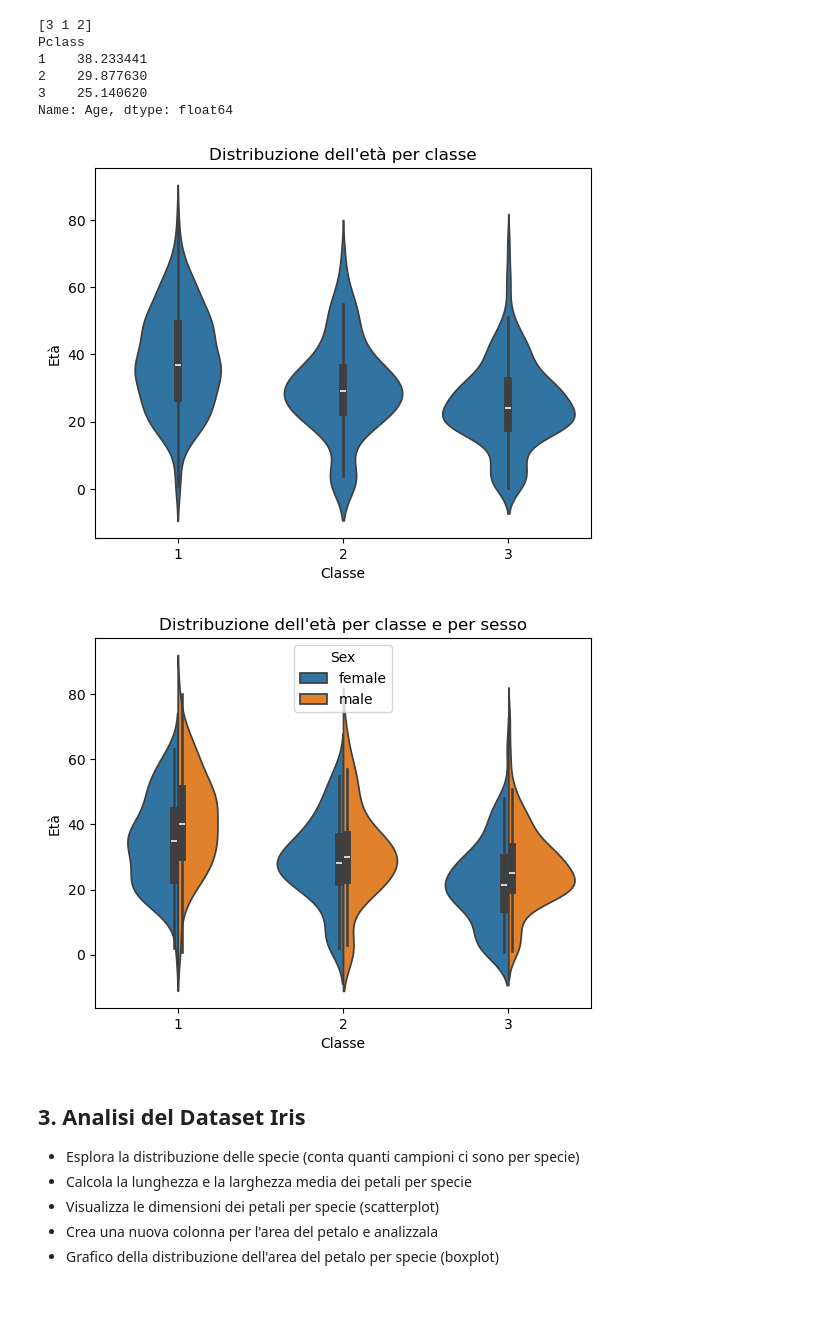
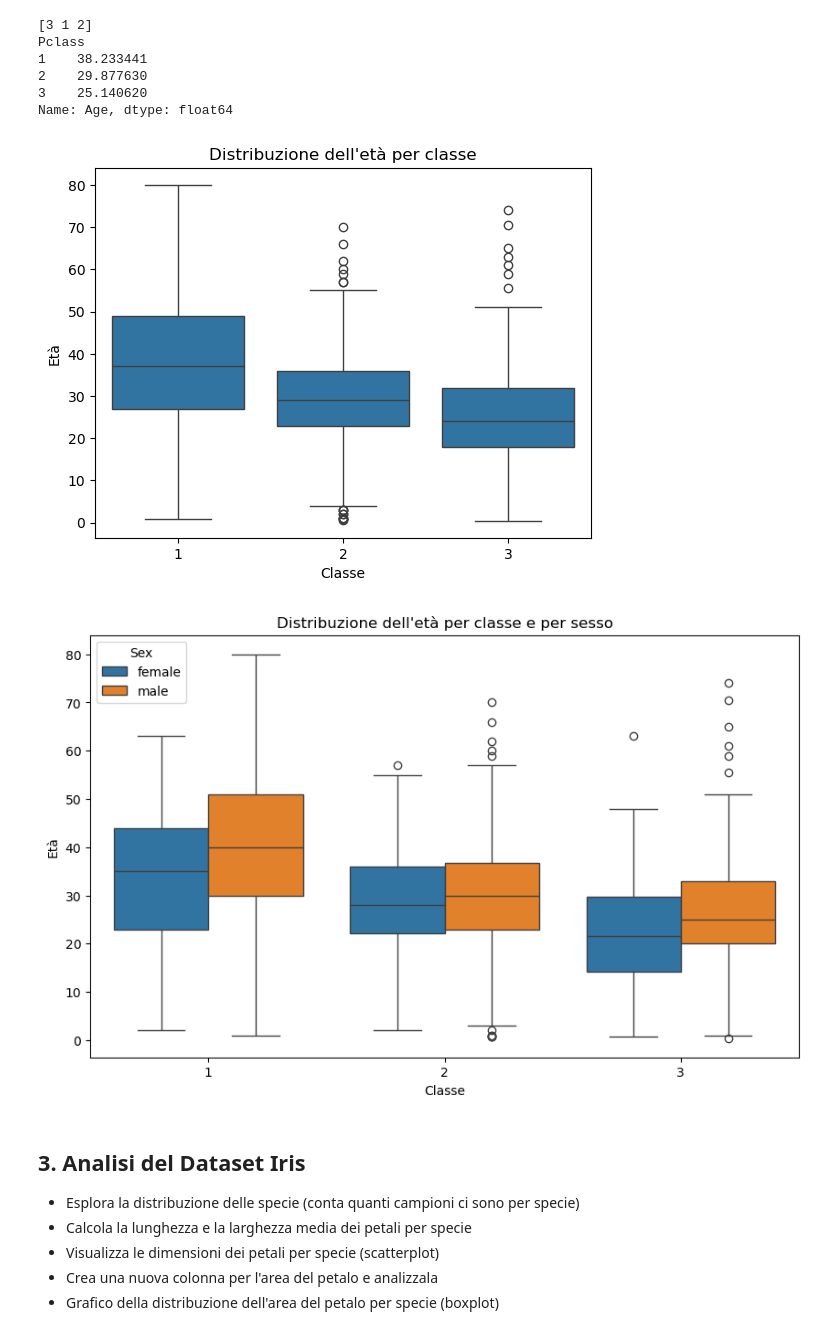
Before and after one commit to NicXVII/ProgrammingLab2, a Jupyter notebook: 4_Esercizi_lez4.ipynb, the cells around one changed output. Drawn from its saved outputs; the diff is of its cells as text; code cells hidden in the pictures; blank space fills up the shorter version.

```diff
--- a/4_Esercizi_lez4.ipynb
+++ b/4_Esercizi_lez4.ipynb
@@ -141,23 +142,23 @@ Name: Age, dtype: float64
 # - Visualizza la distribuzione dell'età per classe
 
 
-sns.violinplot(x='Pclass', y='Age', data=df)
+sns.boxplot(x='Pclass', y='Age', data=df)
 plt.xlabel('Classe')
 plt.ylabel('Età')
 plt.title('Distribuzione dell\'età per classe')
 plt.show()
 # %% [output]
-[figure, old version]
+[figure, new version]
 # %%
 # - Visualizza la distribuzione dell'età per classe dividendo e mmostrando insieme i dati di uomini e donne
-
-sns.violinplot(x='Pclass', y='Age', hue='Sex', data=df, split=True)
+plt.figure(figsize=(10, 6))
+sns.boxplot(x='Pclass', y='Age', hue='Sex', data=df)
 plt.xlabel('Classe')
 plt.ylabel('Età')
 plt.title('Distribuzione dell\'età per classe e per sesso')
 plt.show()
 # %% [output]
-[figure, old version]
+[figure, new version]
 # %% [markdown]
 ## 3. Analisi del Dataset Iris
 
```
Also changed, not shown: parts of 2 cells of this notebook, 1 other file.
